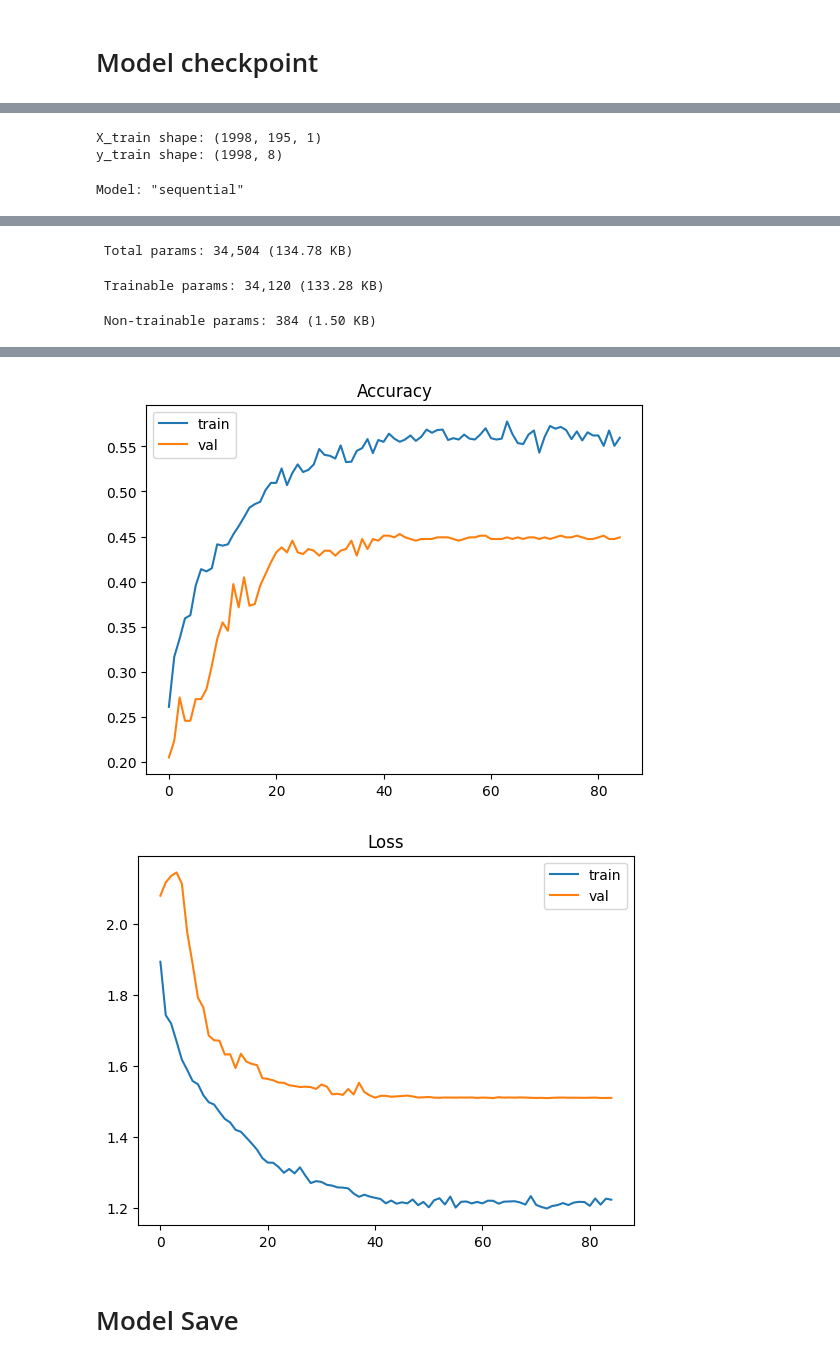
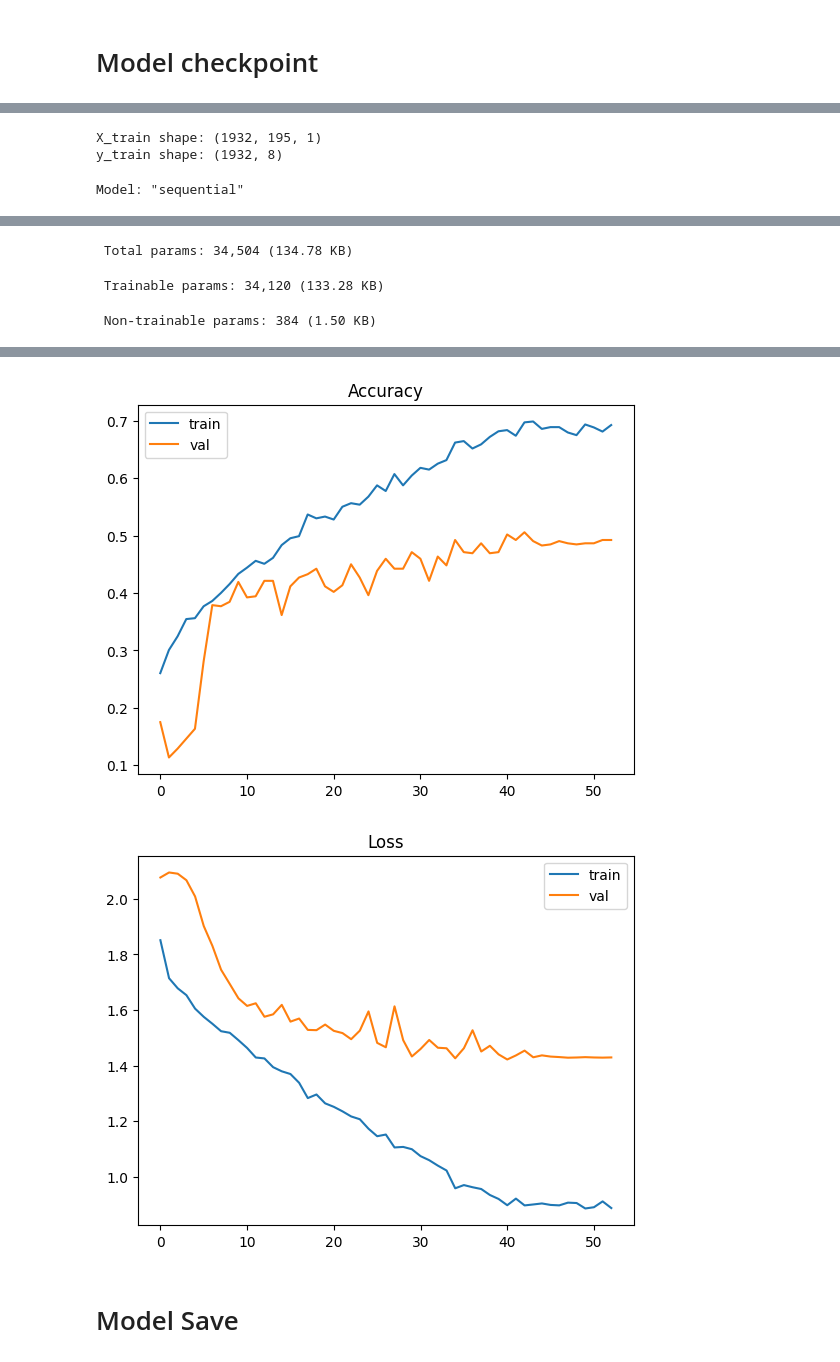
Before and after one commit to anshukumar2932/EmotionDetection-from-voice, a Jupyter notebook: Ravdees-Training/cnn.ipynb, the cells around one changed output, grey strips where cells are left out. Drawn from its saved outputs; the diff is of its cells as text; code cells hidden in the pictures.

```diff
--- a/Ravdees-Training/cnn.ipynb
+++ b/Ravdees-Training/cnn.ipynb
@@ -369,20 +369,25 @@ def extract_feature(data, sr, dataset_type):
 
     # ---------- FEATURES ----------
     mfcc = np.mean(librosa.feature.mfcc(y=data, sr=sr, n_mfcc=40).T, axis=0)
+
     chroma = np.mean(librosa.feature.chroma_stft(y=data, sr=sr).T, axis=0)
+
     mel = np.mean(librosa.feature.melspectrogram(y=data, sr=sr).T, axis=0)
+
     contrast = np.mean(librosa.feature.spectral_contrast(y=data, sr=sr).T, axis=0)
+
     tonnetz = np.mean(
         librosa.feature.tonnetz(y=librosa.effects.harmonic(data), sr=sr).T,
         axis=0
     )
+
     rms = np.mean(librosa.feature.rms(y=data).T, axis=0)
 
     # ---------- COMBINE ----------
     features = np.hstack([mfcc, chroma, mel, contrast, tonnetz, rms])
 
-    # ---------- ADD DOMAIN FEATURE (VERY IMPORTANT) ----------
-    return np.hstack([features, dataset_type])
+    # ---------- ADD DOMAIN FEATURE ----------
+    return np.hstack([features, [dataset_type]])
 # %%
 emotion_files = {}
 
@@ -769,7 +773,7 @@ model = Sequential([
 ])
 
 model.compile(
-    optimizer=Adam(learning_rate=0.001),
+    optimizer=Adam(learning_rate=0.00025),
     loss='categorical_crossentropy',   # 🔥 simpler & stable
     metrics=['accuracy']
 )
@@ -801,8 +805,8 @@ plt.title("Loss")
 plt.legend()
 plt.show()
 # %% [output]
-X_train shape: (1998, 195, 1)
-y_train shape: (1998, 8)
+X_train shape: (1932, 195, 1)
+y_train shape: (1932, 8)
 Model: "sequential"
 ┏━━━━━━━━━━━━━━━━━━━━━━━━━━━━━━━━━┳━━━━━━━━━━━━━━━━━━━━━━━━┳━━━━━━━━━━━━━━━┓
 ┃ Layer (type)                    ┃ Output Shape           ┃       Param # ┃
@@ -844,5 +848,5 @@ Restoring model weights from the end of the best epoch: 73.
-[figure, old version]
+[figure, new version]
-[figure, old version]
+[figure, new version]
 # %% [markdown]
 # Model Save
 # %%
```
Also changed, not shown: parts of 16 cells of this notebook, 3 other files.
